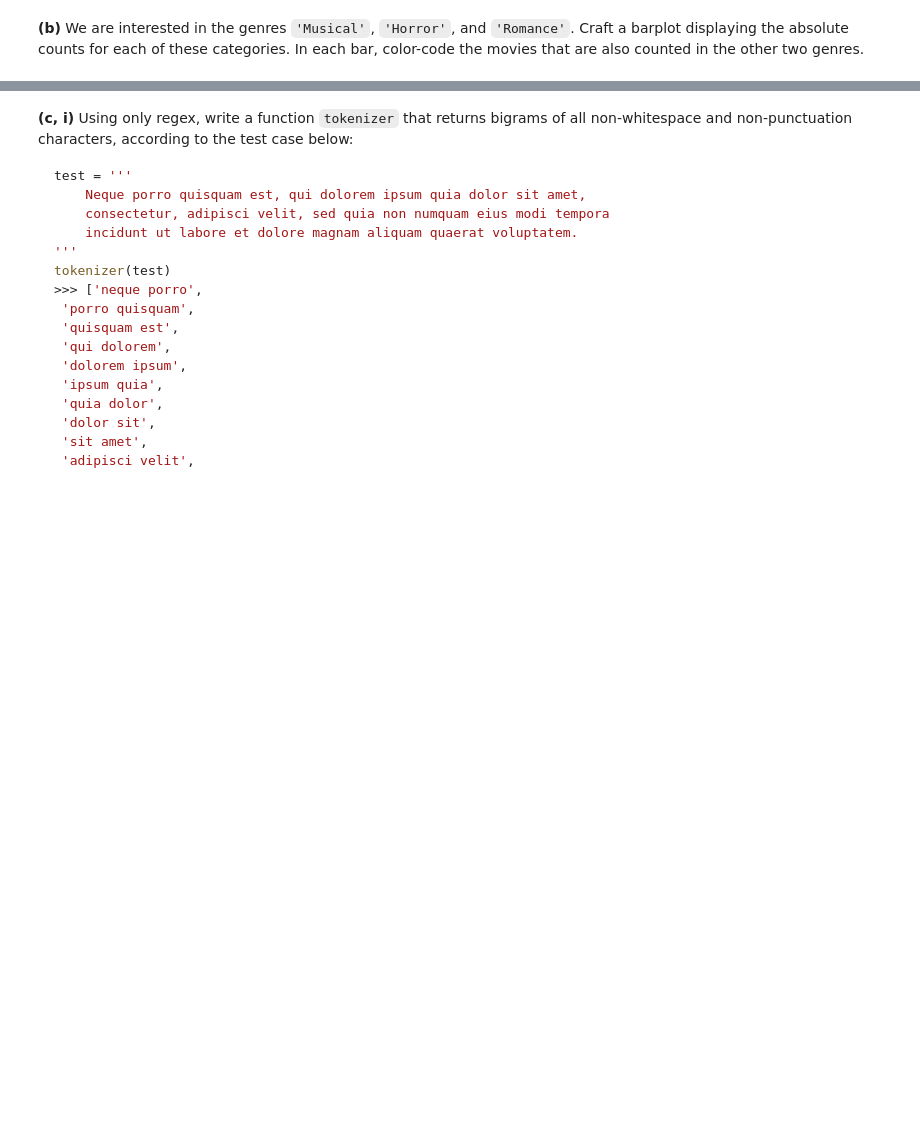
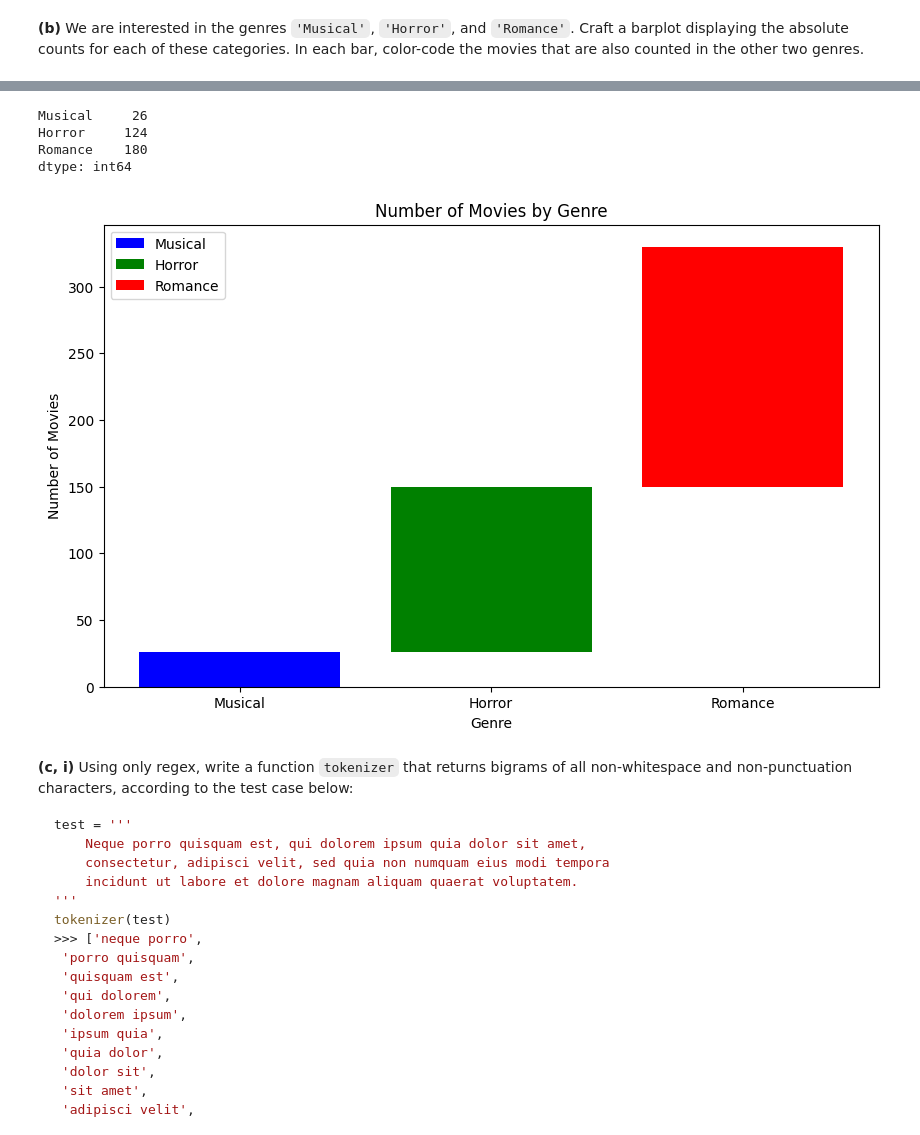
Before and after one commit to cc81972/STA141B, a Jupyter notebook: hw4/homework_4.ipynb, the cells around one changed output, grey strips where cells are left out. Saved outputs shown, nothing was run; the diff lists cells and outputs as text; code cells hidden in the pictures; blank space fills up the shorter version.

```diff
--- a/hw4/homework_4.ipynb
+++ b/hw4/homework_4.ipynb
@@ -110,0 +99,15 @@ genre_count
+# %%
+requests_cache.install_cache("imdb_cache")
+genre_df = pd.DataFrame(columns=['Movie', 'Musical', 'Horror', 'Romance'])
+counter = 0
+for link in total:
+    curr_movie = fetch_script(link)
+    curr_movie_genres = curr_movie['genres']
+    curr_movie_info = {'Movie': curr_movie['title'], 'Musical': 0, 'Horror': 0, 'Romance': 0}
+    for genre in curr_movie_genres:
+        if genre in ['Musical', 'Horror', 'Romance']:
+            curr_movie_info[genre] = 1
+    genre_df.loc[counter] = curr_movie_info
+    counter += 1
+genre_df.set_index('Movie', inplace=True)
+genre_df
@@ -111,8 +129,32 @@ genre_count
+# %%
+genre_counts = genre_df.sum()
+genre_counts
+# %% [output]
+Musical     26
+Horror     124
+Romance    180
+dtype: int64
 # %%
 import matplotlib.pyplot as plt
-genre_count_df = pd.DataFrame(genre_count)
-plt.plot(genre_count_df)
+plt.figure(figsize=(10, 6))
+bottom = None
+colors = ['blue', 'green', 'red']
+
+for i, genre in enumerate(genre_counts.index):
+    counts = genre_df[genre_df[genre] == 1].count()
+    plt.bar(genre, counts[genre], bottom=bottom, color=colors[i])
+    if bottom is None:
+        bottom = counts[genre]
+    else:
+        bottom += counts[genre]
+
+plt.xlabel('Genre')
+plt.ylabel('Number of Movies')
+plt.title('Number of Movies by Genre')
+plt.legend(genre_counts.index)
 plt.show()
+# %% [output]
+[figure, added]
 # %% [markdown]
 __(c, i)__ Using only regex, write a function `tokenizer` that returns bigrams of all non-whitespace and non-punctuation characters, according to the test case below:
 
```
Also changed, not shown: parts of 5 cells of this notebook.
